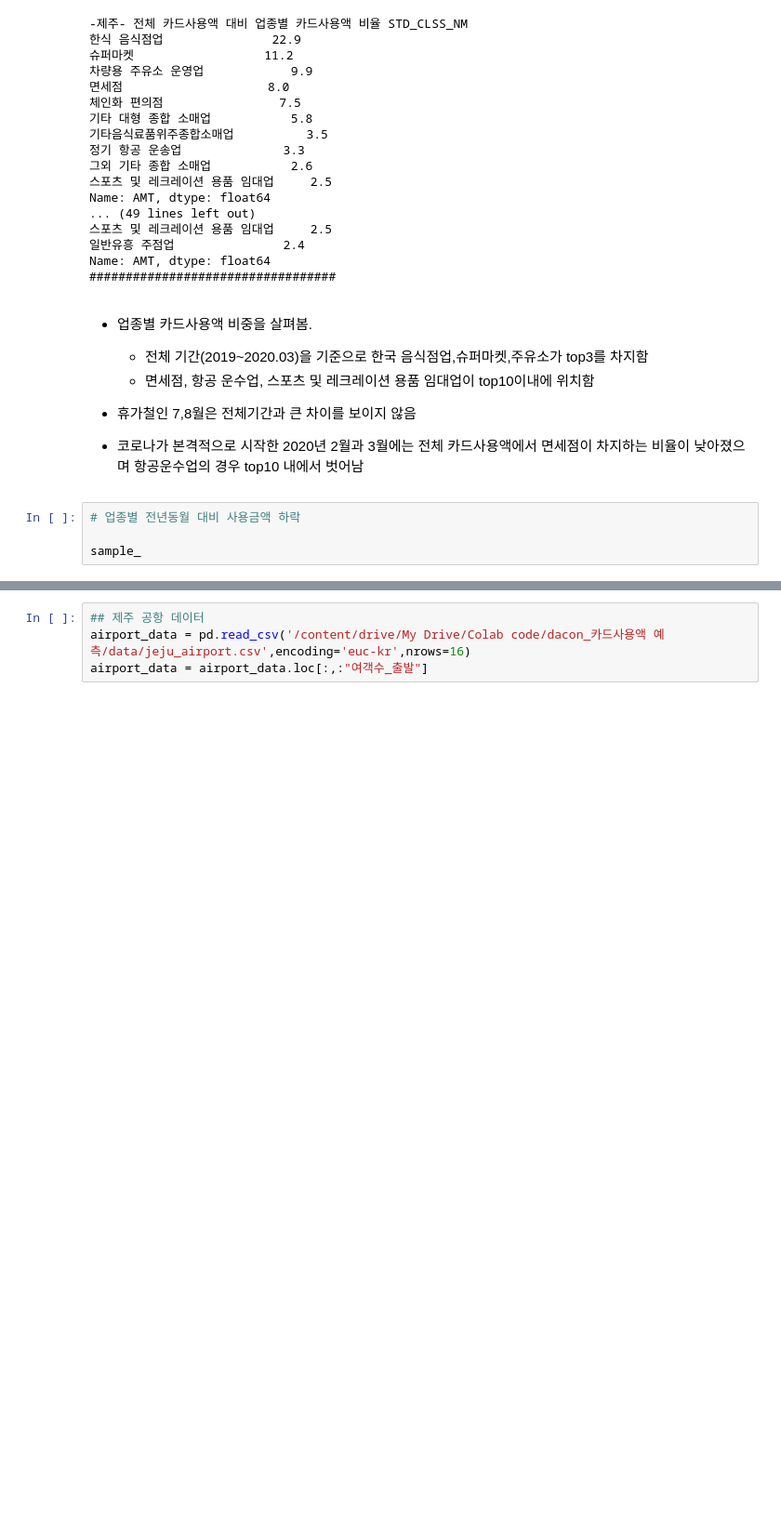
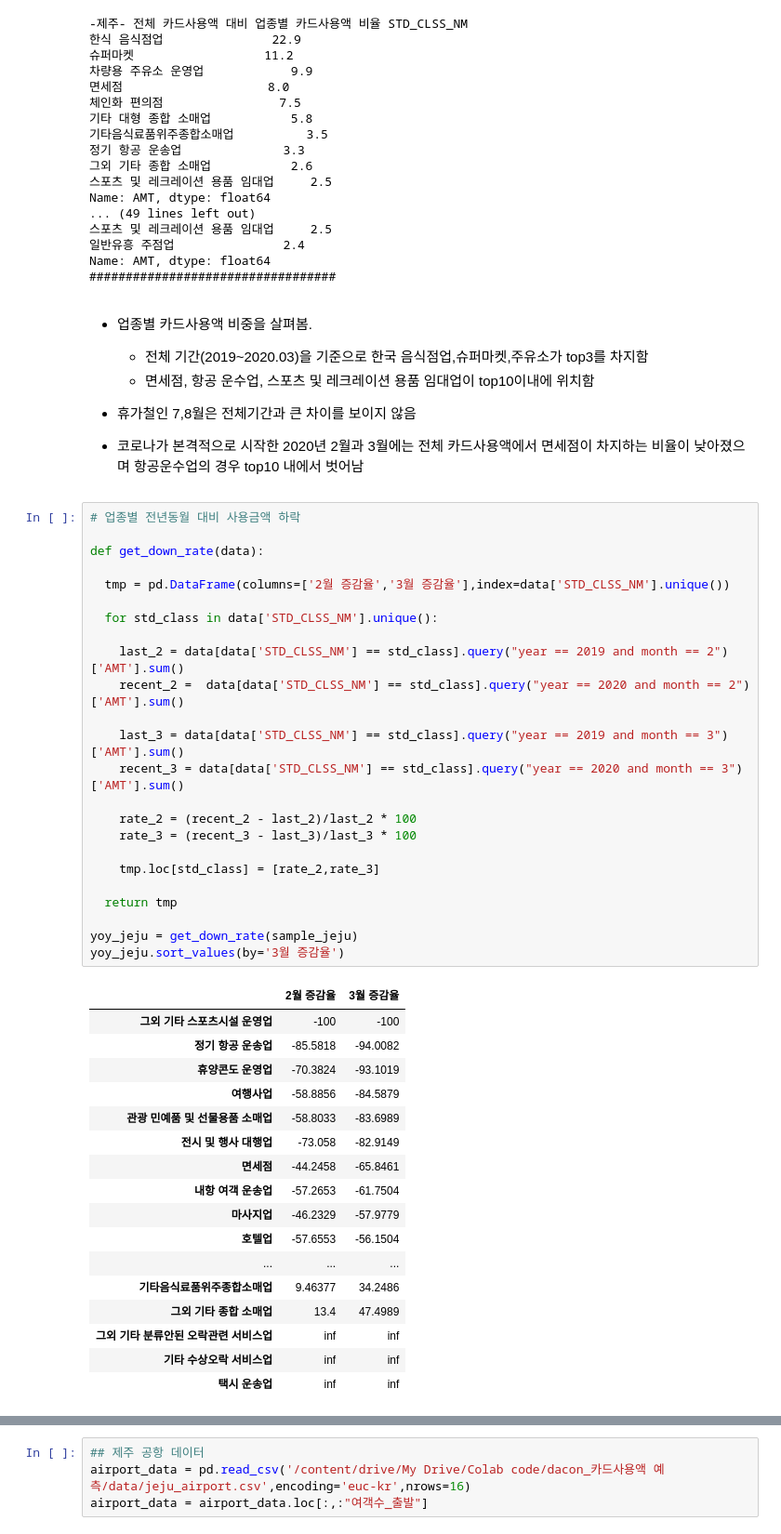
Before and after one commit to bill7845/colab_repo, a Jupyter notebook: dacon_제주카드사용량예측/NOTE_3.ipynb, the cells around one changed output, grey strips where cells are left out. Shown at 93% size. Drawn from its saved outputs; the diff is of its cells as text; blank space fills up the shorter version.

```diff
--- a/dacon_제주카드사용량예측/NOTE_3.ipynb
+++ b/dacon_제주카드사용량예측/NOTE_3.ipynb
@@ -378,7 +371,45 @@ Name: AMT, dtype: float64
 * 휴가철인 7,8월은 전체기간과 큰 차이를 보이지 않음
 
 * 코로나가 본격적으로 시작한 2020년 2월과 3월에는 전체 카드사용액에서 면세점이 차지하는 비율이 낮아졌으며 항공운수업의 경우 top10 내에서 벗어남
-# %%
-# 업종별 전년동월 대비 사용금액 하락
-
-sample_
+# %%
+# 업종별 전년동월 대비 사용금액 하락
+
+def get_down_rate(data):
+
+  tmp = pd.DataFrame(columns=['2월 증감율','3월 증감율'],index=data['STD_CLSS_NM'].unique())
+
+  for std_class in data['STD_CLSS_NM'].unique():
+
+    last_2 = data[data['STD_CLSS_NM'] == std_class].query("year == 2019 and month == 2")['AMT'].sum()
+    recent_2 =  data[data['STD_CLSS_NM'] == std_class].query("year == 2020 and month == 2")['AMT'].sum()
+
+    last_3 = data[data['STD_CLSS_NM'] == std_class].query("year == 2019 and month == 3")['AMT'].sum()
+    recent_3 = data[data['STD_CLSS_NM'] == std_class].query("year == 2020 and month == 3")['AMT'].sum()
+
+    rate_2 = (recent_2 - last_2)/last_2 * 100
+    rate_3 = (recent_3 - last_3)/last_3 * 100
+
+    tmp.loc[std_class] = [rate_2,rate_3]
+
+  return tmp
+
+yoy_jeju = get_down_rate(sample_jeju)
+yoy_jeju.sort_values(by='3월 증감율')
+# %% [output]
+|  | 2월 증감율 | 3월 증감율 |
+| 그외 기타 스포츠시설 운영업 | -100 | -100 |
+| 정기 항공 운송업 | -85.5818 | -94.0082 |
+| 휴양콘도 운영업 | -70.3824 | -93.1019 |
+| 여행사업 | -58.8856 | -84.5879 |
+| 관광 민예품 및 선물용품 소매업 | -58.8033 | -83.6989 |
+| 전시 및 행사 대행업 | -73.058 | -82.9149 |
+| 면세점 | -44.2458 | -65.8461 |
+| 내항 여객 운송업 | -57.2653 | -61.7504 |
+| 마사지업 | -46.2329 | -57.9779 |
+| 호텔업 | -57.6553 | -56.1504 |
+| ... | ... | ... |
+| 기타음식료품위주종합소매업 | 9.46377 | 34.2486 |
+| 그외 기타 종합 소매업 | 13.4 | 47.4989 |
+| 그외 기타 분류안된 오락관련 서비스업 | inf | inf |
+| 기타 수상오락 서비스업 | inf | inf |
+| 택시 운송업 | inf | inf |
```
Also changed, not shown: parts of 5 cells of this notebook.
